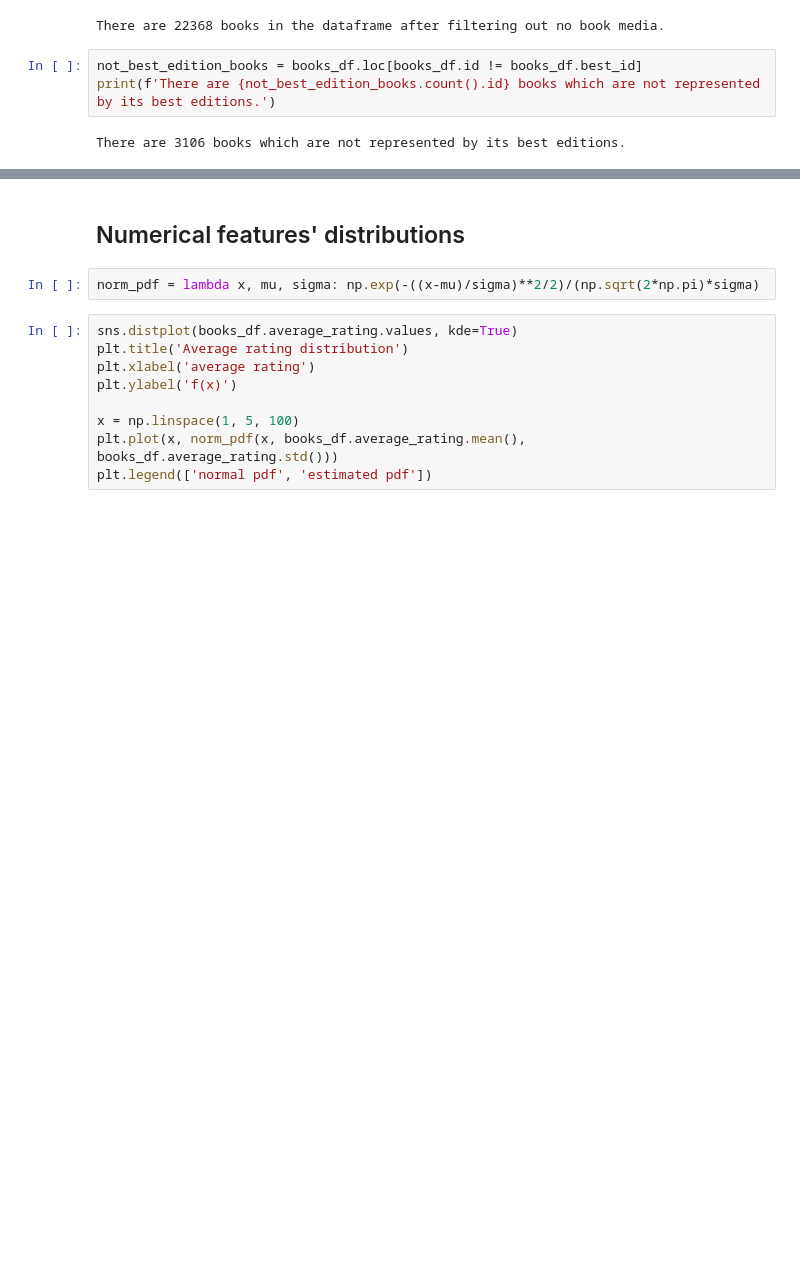
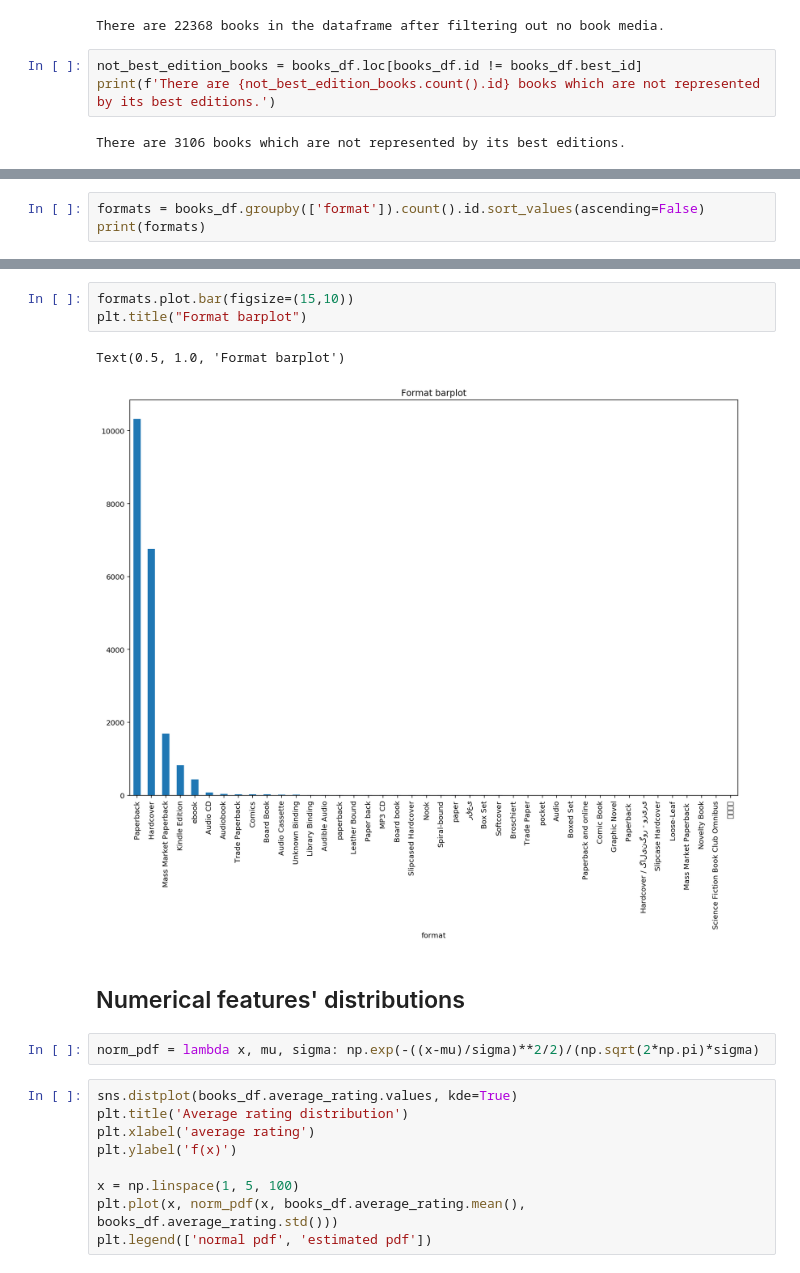
Before and after one commit to Stardust87/book-review-generator, a Jupyter notebook: modelling/Data Analysis.ipynb, the cells around one changed output, grey strips where cells are left out. Drawn from its saved outputs; the diff is of its cells as text; blank space fills up the shorter version.

```diff
--- a/modelling/Data Analysis.ipynb
+++ b/modelling/Data Analysis.ipynb
@@ -57,0 +128,3 @@ There are 3106 books which are not represented by its best editions.
+# %%
+formats = books_df.groupby(['format']).count().id.sort_values(ascending=False)
+print(formats)
@@ -58,3 +149,9 @@ There are 3106 books which are not represented by its best editions.
+# %%
+formats.plot.bar(figsize=(15,10))
+plt.title("Format barplot")
+# %% [output]
+Text(0.5, 1.0, 'Format barplot')
+[figure, added]
 # %% [markdown]
 ## Numerical features' distributions
 # %%
```
Also changed, not shown: parts of 10 cells of this notebook.
